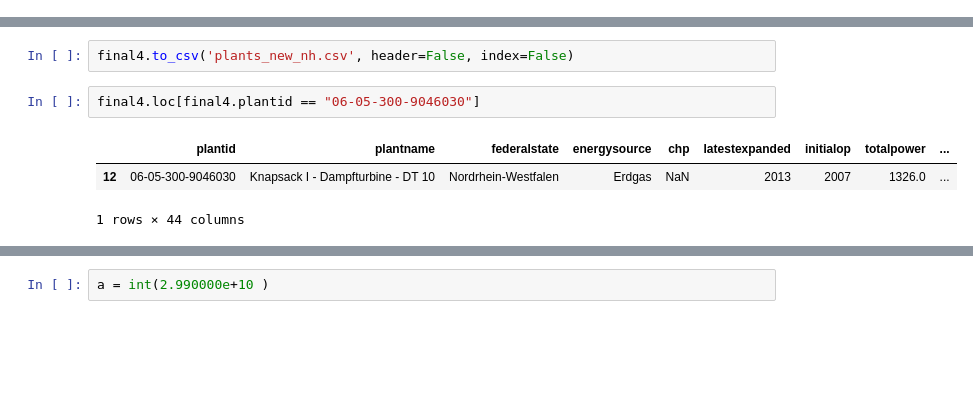
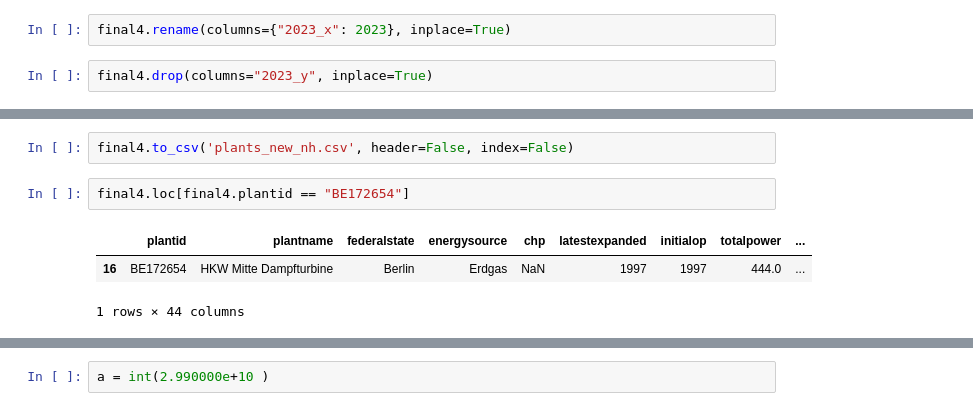
Before and after one commit to sidietz/plantwatch-data, a Jupyter notebook: basic/annotate_power.ipynb, the cells around one changed output, grey strips where cells are left out. Drawn from its saved outputs; the diff is of its cells as text; blank space fills up the shorter version.

```diff
--- a/basic/annotate_power.ipynb
+++ b/basic/annotate_power.ipynb
@@ -335,12 +345,16 @@ final4
+# %%
+final4.rename(columns={"2023_x": 2023}, inplace=True)
+# %%
+final4.drop(columns="2023_y", inplace=True)
 # %%
 #final3.sort_values('plantid').reset_index(drop=True)
 # %%
 final4.to_csv('plants_new_nh.csv', header=False, index=False)
 # %%
-final4.loc[final4.plantid == "06-05-300-9046030"]
+final4.loc[final4.plantid == "BE172654"]
 # %% [output]
 |  | plantid | plantname | federalstate | energysource | chp | latestexpanded | initialop | totalpower | ... |
-| 12 | 06-05-300-9046030 | Knapsack I - Dampfturbine - DT 10 | Nordrhein-Westfalen | Erdgas | NaN | 2013 | 2007 | 1326.0 | ... |
+| 16 | BE172654 | HKW Mitte Dampfturbine | Berlin | Erdgas | NaN | 1997 | 1997 | 444.0 | ... |
 1 rows × 44 columns
 # %%
 final3.loc[final3.plantid == "06-05-100-0248923"]
```
Also changed, not shown: parts of 17 cells of this notebook, 7 other files.
